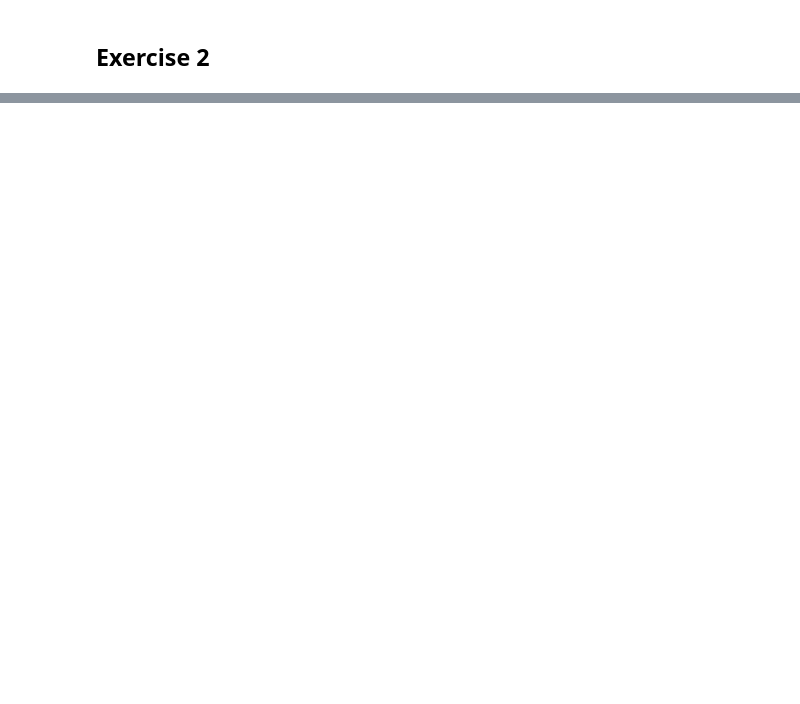
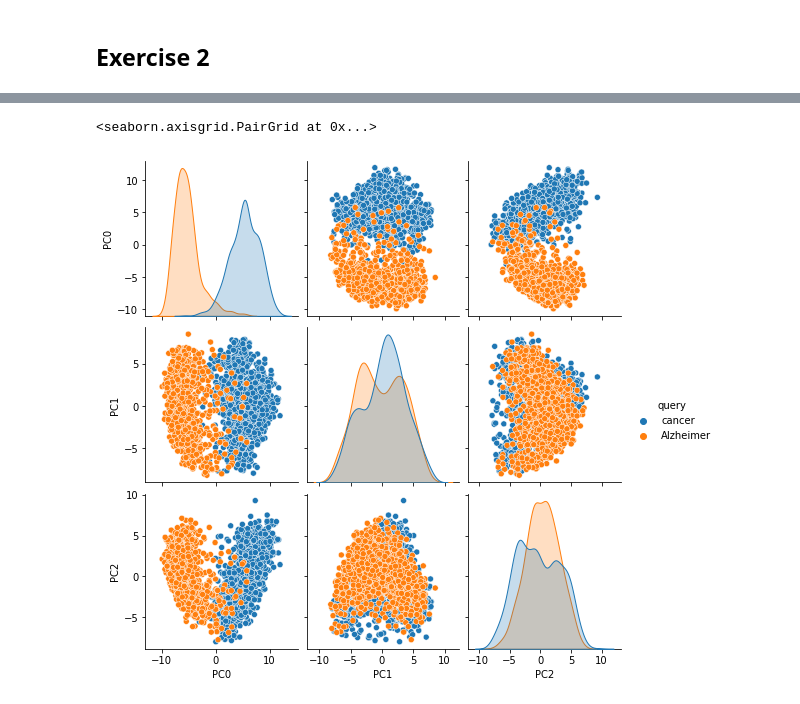
Before and after one commit to VenugopalBhatia/BIS_634, a Jupyter notebook: Assignments/HW_10Oct/Consolidated.ipynb, the cells around one changed output, grey strips where cells are left out. Drawn from its saved outputs; the diff is of its cells as text; code cells hidden in the pictures; blank space fills up the shorter version.

```diff
--- a/Assignments/HW_10Oct/Consolidated.ipynb
+++ b/Assignments/HW_10Oct/Consolidated.ipynb
@@ -181,0 +194,13 @@ df_alzheimer_nl
+# %%
+from tqdm.notebook import tqdm
+i = 0
+resultList = []
+progress_bar = tqdm(total = len(inputs_))
+while(i<= len(inputs_) - 5):
+    inputs = tokenizer(inputs_[i:i+5], padding=True, truncation=True, return_tensors="pt", max_length=512)
+    result = model(**inputs)
+    embeddings = result.last_hidden_state[:, 0, :].detach().numpy()
+    resultList.append(embeddings)
+    i = i+5
+    progress_bar.update(5)
+progress_bar.close()
@@ -181,0 +215,2 @@ df_alzheimer_nl
+# %%
+embeddings_ = np.concatenate(resultList,axis = 0)
@@ -181,0 +233,13 @@ df_alzheimer_nl
+# %%
+from sklearn import decomposition
+import pandas as pd
+pca = decomposition.PCA(n_components=3)
+embeddings_pca = pd.DataFrame(
+    pca.fit_transform(embeddings_),
+    columns=['PC0', 'PC1', 'PC2']
+)
+# %%
+# first 1000 were cancer articles, next 1000 were alzheimers papers, used just the single query in the api.
+embeddings_pca['query'] = ''
+embeddings_pca['query'][0:1000] = dfCancer['query'][0]
+embeddings_pca['query'][1000:] = dfAlzheimer['query'][0]  ### should use pd.iat or some such function to get rid of the warning.
@@ -181,0 +255,7 @@ df_alzheimer_nl
+# %%
+from matplotlib import pyplot as plt
+import seaborn as sns
+sns.pairplot(embeddings_pca,hue = 'query')
+# %% [output]
+<seaborn.axisgrid.PairGrid at 0x...>
+[figure, added]
```
Also changed, not shown: parts of 64 cells of this notebook, 10 other files.
